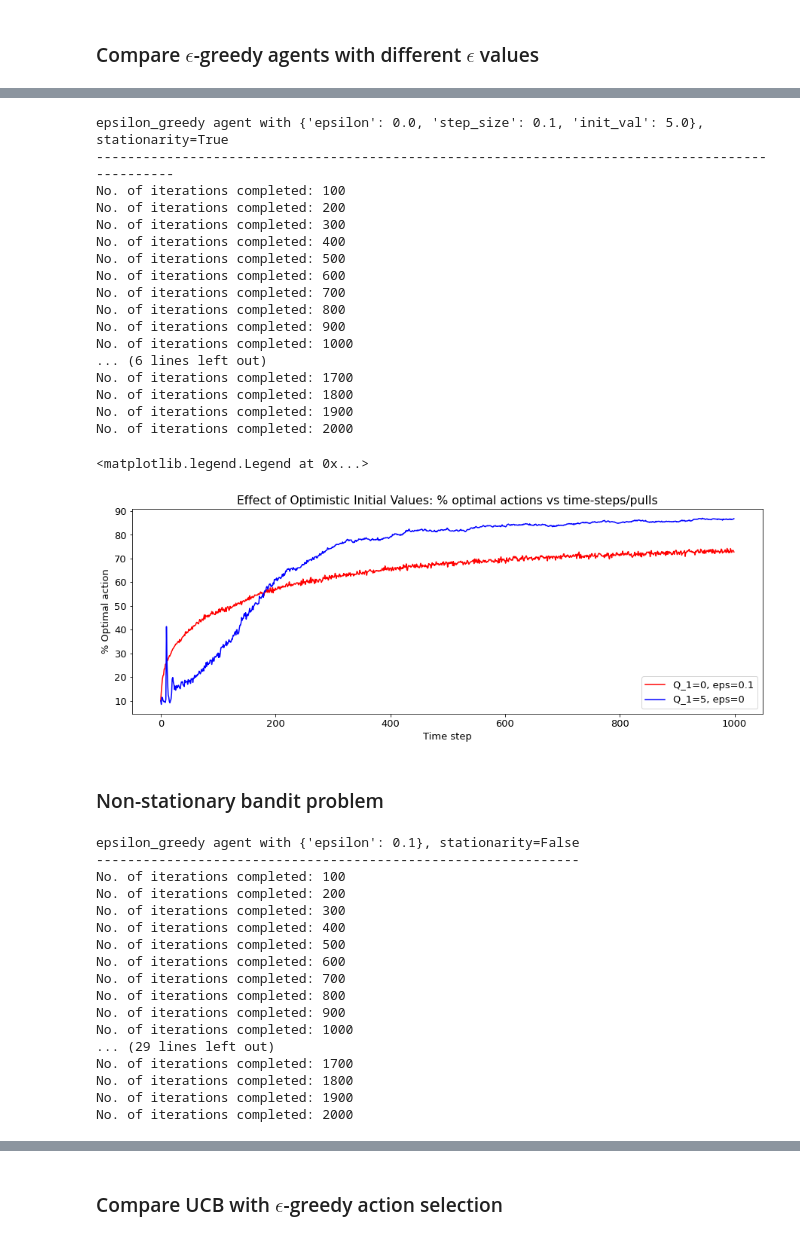
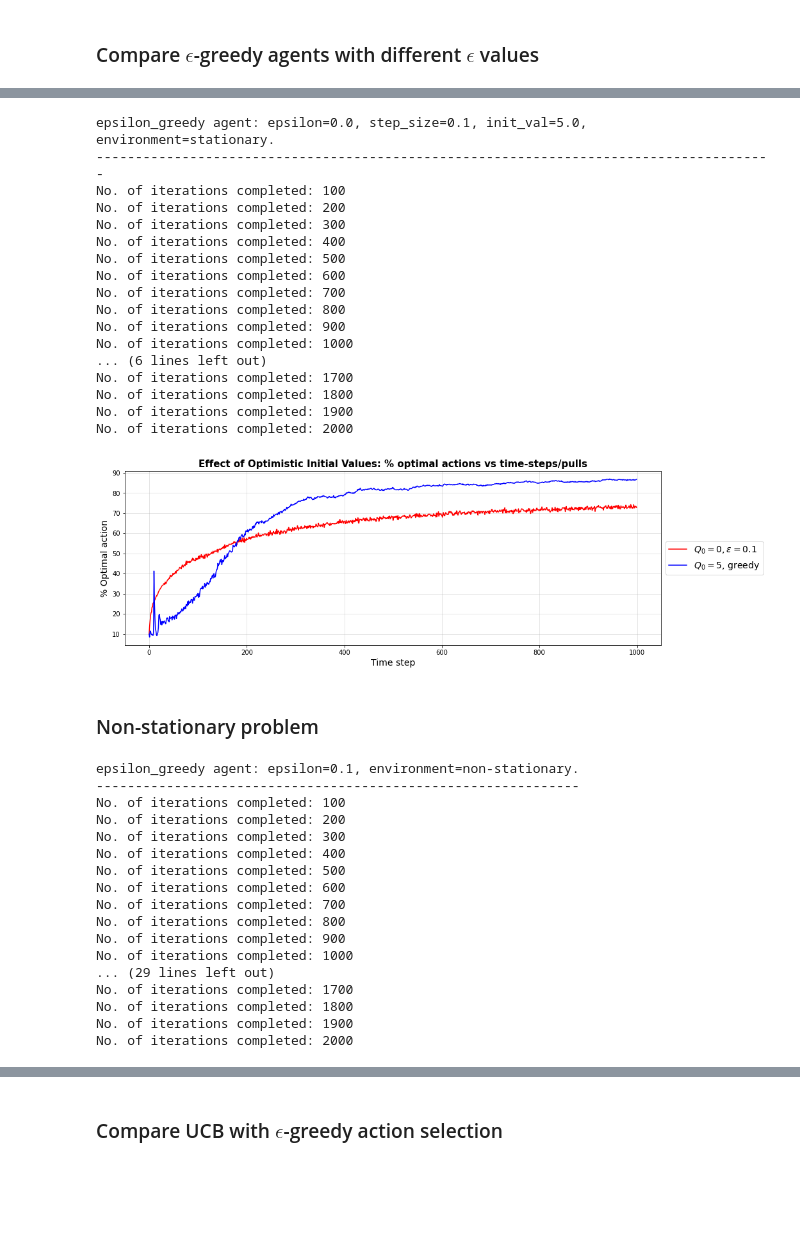
Before and after one commit to biswajitpawl/reinforcement-learning, a Jupyter notebook: multi-armed-bandits/multi-armed-bandits.ipynb, the cells around one changed output, grey strips where cells are left out. Drawn from its saved outputs; the diff is of its cells as text; code cells hidden in the pictures; blank space fills up the shorter version.

```diff
--- a/multi-armed-bandits/multi-armed-bandits.ipynb
+++ b/multi-armed-bandits/multi-armed-bandits.ipynb
@@ -26,5 +27,10 @@ def argmax(q_estimates):
             best_actions.append(i)
     return np.random.choice(best_actions)
+# %%
+def softmax(values):
+    max_val = np.amax(values)
+    exps = np.exp(values - max_val)
+    return exps / np.sum(exps)
 # %% [markdown]
 ### The 10-armed Testbed
 
@@ -33,19 +39,22 @@ def argmax(q_estimates):
 # %%
 class Testbed:
 
-    def __init__(self, arms, stationary=True):
+    def __init__(self, arms, mean=0., var=1., stationary=True):
         self.arms = arms
+        self.mean = mean
+        self.var = var
         self.stationary = stationary
+
         self.reset()
 
     def get_reward(self, action):
         if not self.stationary and self.count == 500: self.reset()
         self.count += 1
-        return np.random.normal(self.q_actuals[action], 1)
+        return np.random.normal(self.q_actuals[action], 1.)
 
     def reset(self):
         self.count = 0
-        self.q_actuals = np.random.randn(self.arms)
+        self.q_actuals = np.random.normal(self.mean, self.var, self.arms)
         self.q_optimal = np.amax(self.q_actuals)
         self.optimal_action = np.argmax(self.q_actuals)
 # %% [markdown]
@@ -167,13 +192,11 @@ env = Environment(pulls, iterations, testbed)
 # %%
 eps = [0., 0.01, 0.1, 0.4]
 
-all_scores_avgs = []
-optimal_counts_avgs = []
-
-for ep in eps:
-    agent = Agent(arms, strategy='epsilon_greedy', epsilon=ep)
-    q_optimal_avg, all_scores_avg, optimal_counts_avg = env.run(agent)
-
-    all_scores_avgs.append(all_scores_avg)
-    optimal_counts_avgs.append(optimal_counts_avg)
+scores_avg_eps = []
+optimal_counts_eps = []
+for e in eps:
+    agent = Agent(arms, strategy='epsilon_greedy', epsilon=e)
+    scores_avg, optimal_counts = env.run(agent)
+    scores_avg_eps.append(scores_avg)
+    optimal_counts_eps.append(optimal_counts)
 # %% [output]
@@ -228,9 +264,9 @@ plt.legend(['Greedy', f'Epsilon = {eps[1]}', f'Epsilon = {eps[2]}', f'Epsilon =
 # %%
 agent = Agent(arms, strategy='epsilon_greedy', epsilon=0., step_size=0.1, init_val=5.)
-_, _, optimal_counts_avg_1 = env.run(agent)
+_, optimal_counts_oiv = env.run(agent)
 # %% [output]
-epsilon_greedy agent with {'epsilon': 0.0, 'step_size': 0.1, 'init_val': 5.0}, stationarity=True
-------------------------------------------------------------------------------------------------
+epsilon_greedy agent: epsilon=0.0, step_size=0.1, init_val=5.0, environment=stationary.
+---------------------------------------------------------------------------------------
 No. of iterations completed: 100
 No. of iterations completed: 200
 No. of iterations completed: 300
@@ -248,27 +284,31 @@ No. of iterations completed: 1900
 No. of iterations completed: 2000
 # %%
 # Plot optimal action counts averaged over runs (iters) vs time-steps/pulls
-plt.plot(optimal_counts_avgs[2]*100, color='r')
-plt.plot(optimal_counts_avg_1*100, color='b')
+plt.plot(optimal_counts_eps[2]*100, color='r')
+plt.plot(optimal_counts_oiv*100, color='b')
 plt.title('Effect of Optimistic Initial Values: % optimal actions vs time-steps/pulls')
 plt.xlabel('Time step')
 plt.ylabel('% Optimal action')
-plt.legend(['Q_1=0, eps=0.1', 'Q_1=5, eps=0'])
+plt.legend([fr'$Q_0 = 0, \epsilon = {eps[2]}$', r'$Q_0 = 5$, greedy'], bbox_to_anchor=(1.2, 0.5))
+plt.grid(alpha=0.4)
+plt.show()
 # %% [output]
-<matplotlib.legend.Legend at 0x...>
-[figure, old version]
+[figure, new version]
 # %% [markdown]
-### Non-stationary bandit problem
+### Non-stationary problem
 # %%
 testbed_ns  = Testbed(arms, stationary=False)
+env.reset(testbed_ns)
 
 agent_1 = Agent(arms, strategy='epsilon_greedy', epsilon=0.1)
 agent_2 = Agent(arms, strategy='epsilon_greedy', epsilon=0.1, step_size=0.1)
 
-_, all_scores_avg_2, _ = env.run(agent_1, testbed_ns) # Pass new testbed
-_, all_scores_avg_3, _ = env.run(agent_2)
+scores_avg_ns = []
+for agent in [agent_1, agent_2]:
+    scores_avg, _ = env.run(agent)
+    scores_avg_ns.append(scores_avg)
 # %% [output]
-epsilon_greedy agent with {'epsilon': 0.1}, stationarity=False
+epsilon_greedy agent: epsilon=0.1, environment=non-stationary.
 --------------------------------------------------------------
 No. of iterations completed: 100
 No. of iterations completed: 200
```
Also changed, not shown: parts of 22 cells of this notebook, 2 other files.
